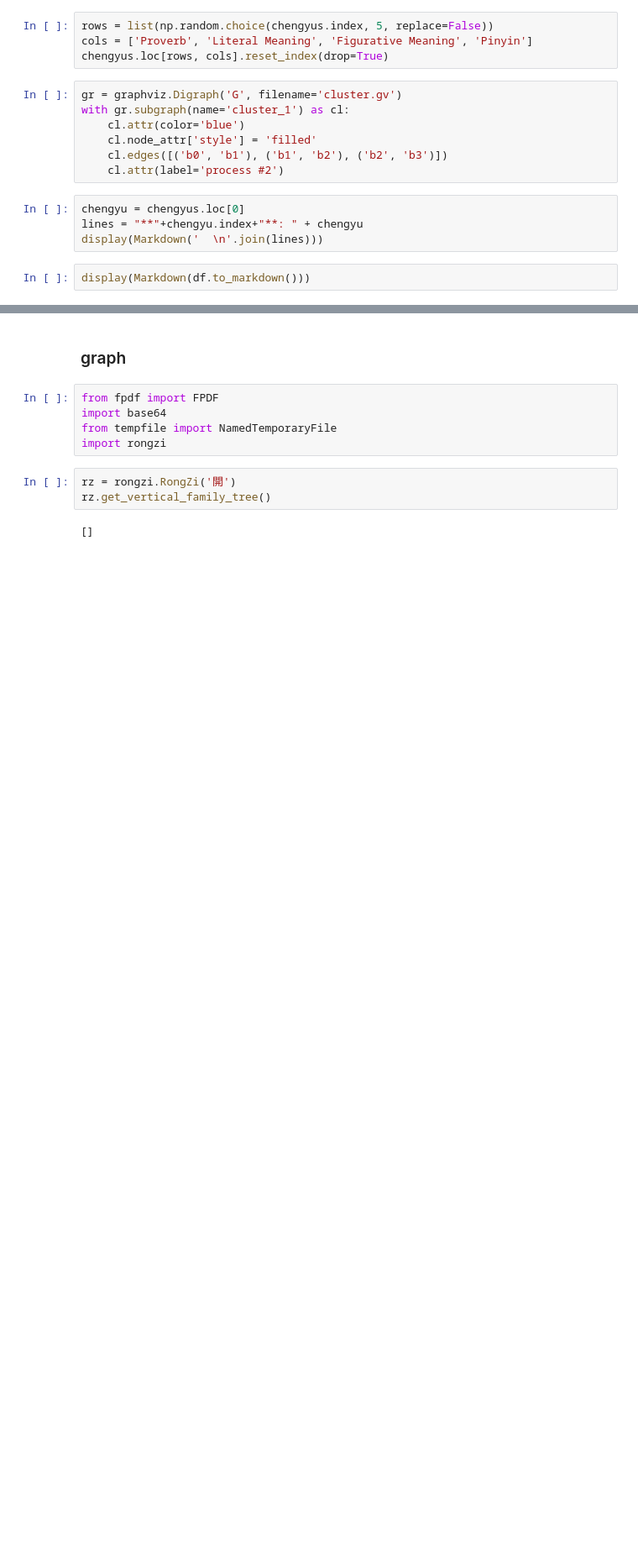
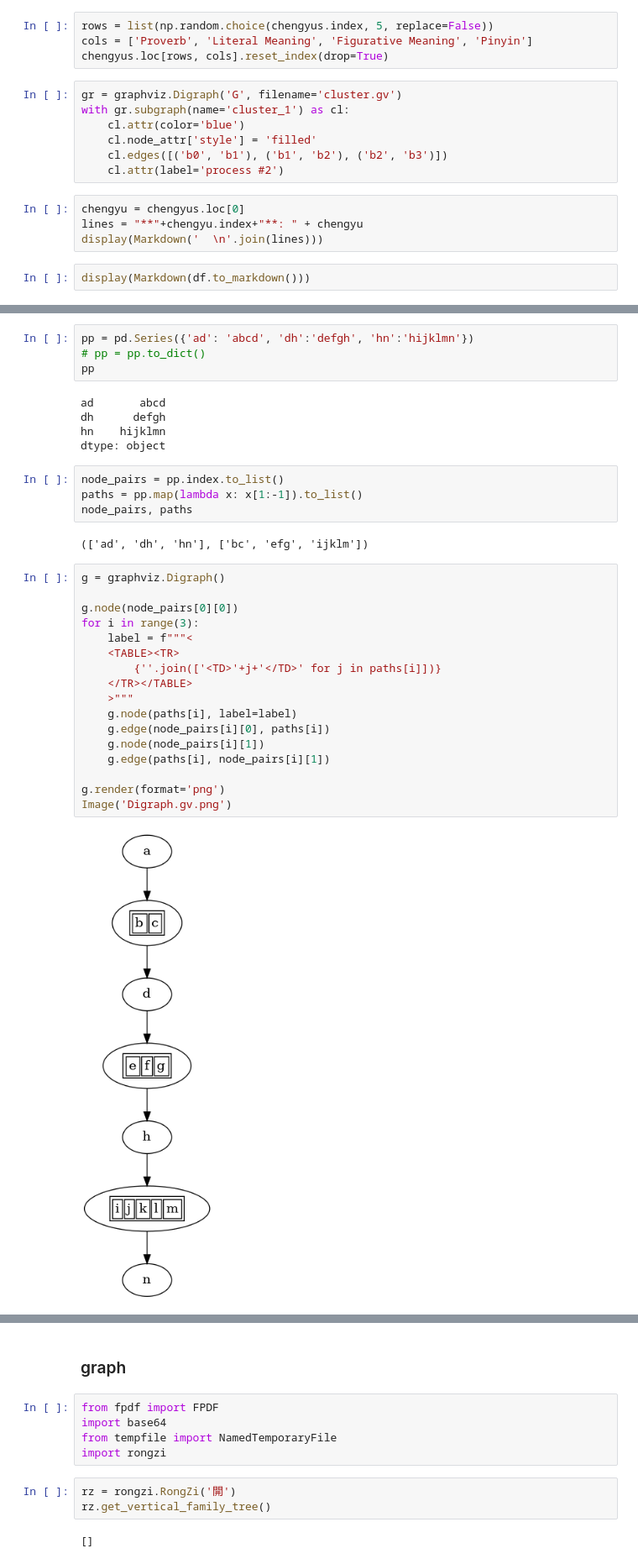
Before and after one commit to bhrdj/rongzi, a Jupyter notebook: debug_streamlit.ipynb, the cells around one changed output, grey strips where cells are left out. Shown at 84% size. Saved outputs shown, nothing was run; the diff lists cells and outputs as text; blank space fills up the shorter version.

Commit message:
starting show_path_graph()

```diff
--- a/debug_streamlit.ipynb
+++ b/debug_streamlit.ipynb
@@ -44,0 +47,34 @@ display(Markdown(df.to_markdown()))
+# %%
+pp = pd.Series({'ad': 'abcd', 'dh':'defgh', 'hn':'hijklmn'})
+# pp = pp.to_dict()
+pp
+# %% [output]
+ad       abcd
+dh      defgh
+hn    hijklmn
+dtype: object
+# %%
+node_pairs = pp.index.to_list()
+paths = pp.map(lambda x: x[1:-1]).to_list()
+node_pairs, paths
+# %% [output]
+(['ad', 'dh', 'hn'], ['bc', 'efg', 'ijklm'])
+# %%
+g = graphviz.Digraph()
+
+g.node(node_pairs[0][0])
+for i in range(3):
+    label = f"""<
+    <TABLE><TR>
+        {''.join(['<TD>'+j+'</TD>' for j in paths[i]])}
+    </TR></TABLE>
+    >"""
+    g.node(paths[i], label=label)
+    g.edge(node_pairs[i][0], paths[i])
+    g.node(node_pairs[i][1])
+    g.edge(paths[i], node_pairs[i][1])
+
+g.render(format='png')
+Image('Digraph.gv.png')
+# %% [output]
+[figure, added]
```
Also changed, not shown: parts of 4 cells of this notebook, 2 other files.
